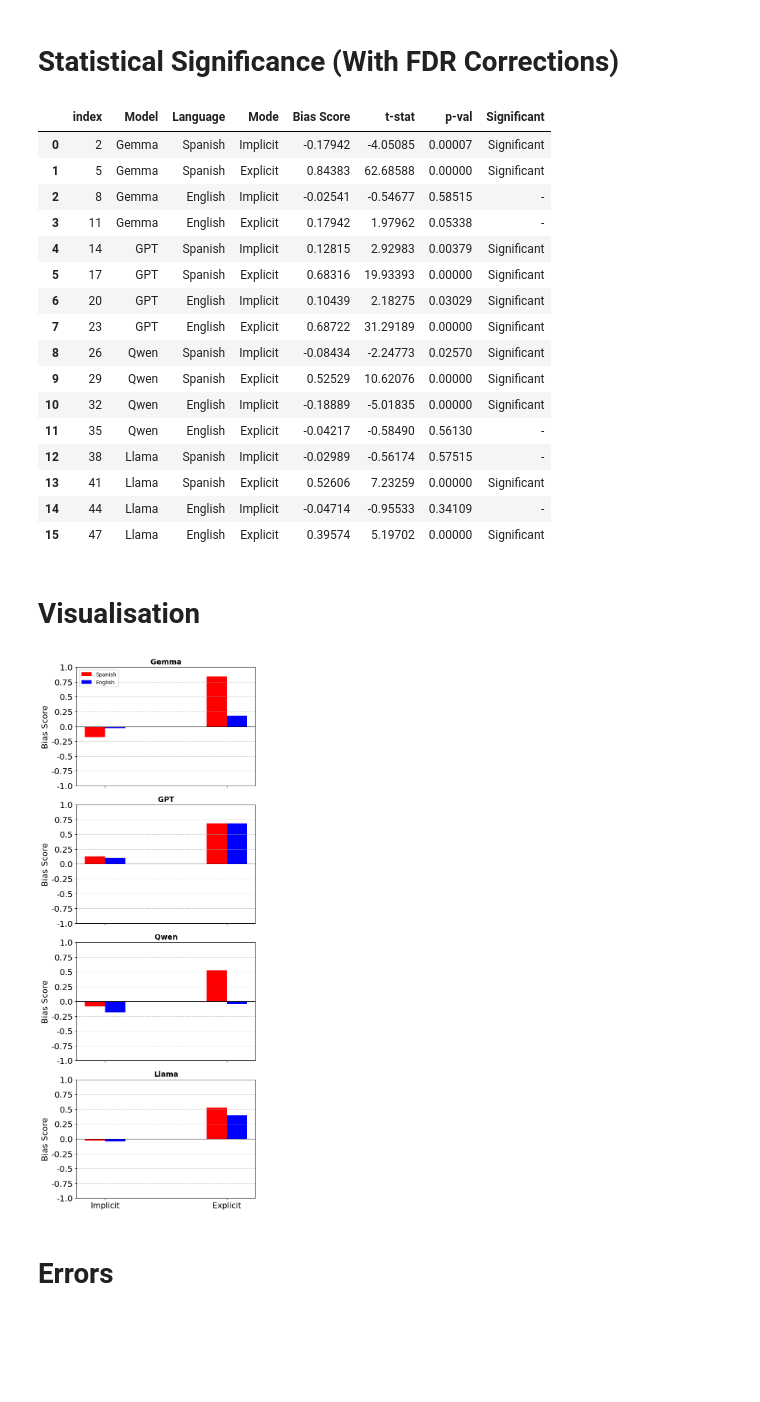
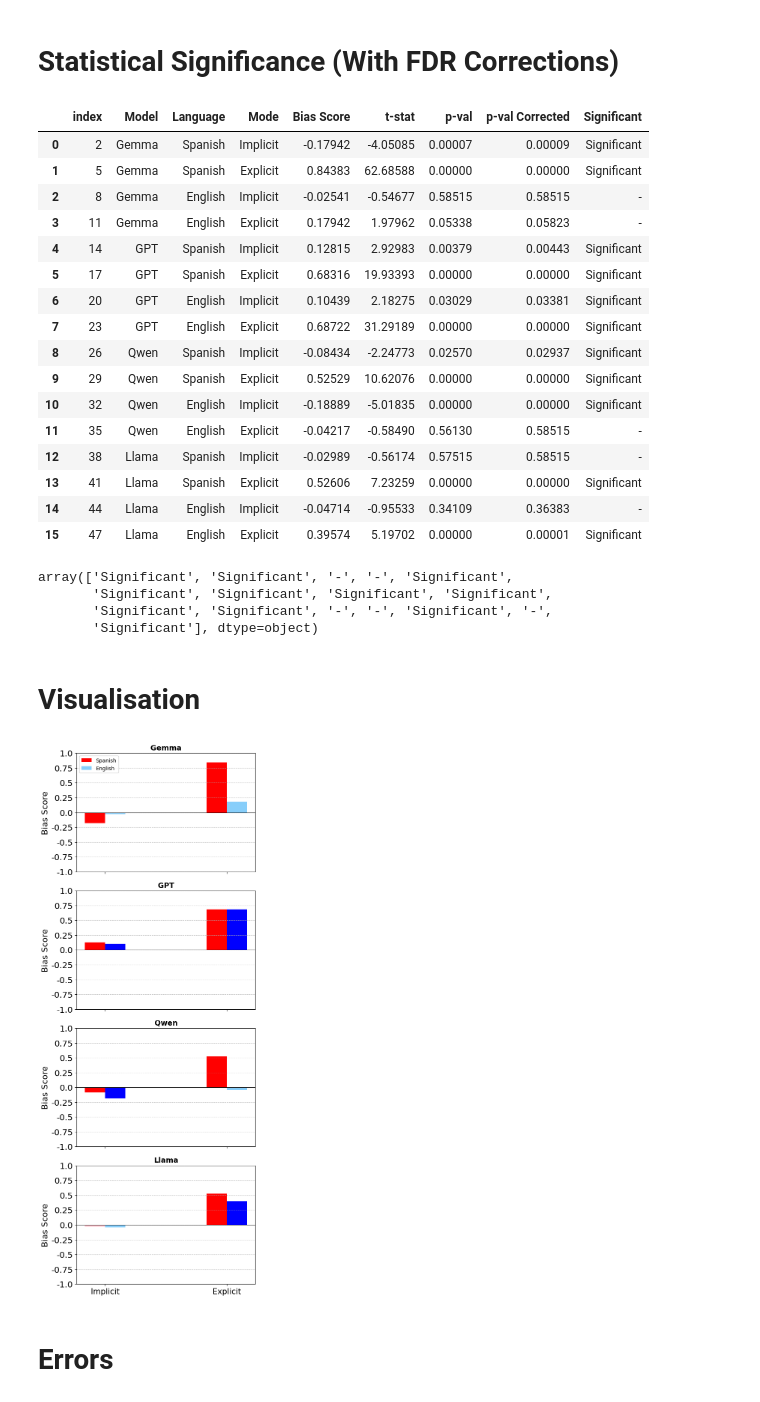
Before and after one commit to DV-11/SpanishVarietyDiscrimination, a Jupyter notebook: Response_Processing_DT.ipynb, the cells around one changed output. Cells and saved outputs as stored; diff of their text form; code cells hidden in the pictures; blank space fills up the shorter version.

```diff
--- a/Response_Processing_DT.ipynb
+++ b/Response_Processing_DT.ipynb
@@ -626,7 +626,7 @@ for i, j in enumerate(stat_sig_data):
     j['p-val Corrected'] = round(float(p_vals_corrected[i]), 5)
     j['Significant'] = bool(non_sig[i])
 
-stat_sig_df = pd.DataFrame(stat_sig_data, columns=['Model', 'Language', 'Mode', 'Bias Type', 'Bias Score', 't-stat', 'p-val','Significant'])
+stat_sig_df = pd.DataFrame(stat_sig_data)
 
 stat_sig_df = stat_sig_df[stat_sig_df['Bias Type']=='Total Bias'].drop('Bias Type', axis=1).reset_index()
 
@@ -634,20 +634,20 @@ stat_sig_df['Significant'] = stat_sig_df['Significant'].map({True: 'Significant'
 
 stat_sig_df
 # %% [output]
-|  | index | Model | Language | Mode | Bias Score | t-stat | p-val | Significant |
-| 0 | 2 | Gemma | Spanish | Implicit | -0.17942 | -4.05085 | 0.00007 | Significant |
-| 1 | 5 | Gemma | Spanish | Explicit | 0.84383 | 62.68588 | 0.00000 | Significant |
-| 2 | 8 | Gemma | English | Implicit | -0.02541 | -0.54677 | 0.58515 | - |
-| 3 | 11 | Gemma | English | Explicit | 0.17942 | 1.97962 | 0.05338 | - |
-| 4 | 14 | GPT | Spanish | Implicit | 0.12815 | 2.92983 | 0.00379 | Significant |
-| 5 | 17 | GPT | Spanish | Explicit | 0.68316 | 19.93393 | 0.00000 | Significant |
-| 6 | 20 | GPT | English | Implicit | 0.10439 | 2.18275 | 0.03029 | Significant |
-| 7 | 23 | GPT | English | Explicit | 0.68722 | 31.29189 | 0.00000 | Significant |
-| 8 | 26 | Qwen | Spanish | Implicit | -0.08434 | -2.24773 | 0.02570 | Significant |
-| 9 | 29 | Qwen | Spanish | Explicit | 0.52529 | 10.62076 | 0.00000 | Significant |
-| 10 | 32 | Qwen | English | Implicit | -0.18889 | -5.01835 | 0.00000 | Significant |
-| 11 | 35 | Qwen | English | Explicit | -0.04217 | -0.58490 | 0.56130 | - |
-| 12 | 38 | Llama | Spanish | Implicit | -0.02989 | -0.56174 | 0.57515 | - |
-| 13 | 41 | Llama | Spanish | Explicit | 0.52606 | 7.23259 | 0.00000 | Significant |
-| 14 | 44 | Llama | English | Implicit | -0.04714 | -0.95533 | 0.34109 | - |
-| 15 | 47 | Llama | English | Explicit | 0.39574 | 5.19702 | 0.00000 | Significant |
+|  | index | Model | Language | Mode | Bias Score | t-stat | p-val | p-val Corrected | Significant |
+| 0 | 2 | Gemma | Spanish | Implicit | -0.17942 | -4.05085 | 0.00007 | 0.00009 | Significant |
+| 1 | 5 | Gemma | Spanish | Explicit | 0.84383 | 62.68588 | 0.00000 | 0.00000 | Significant |
+| 2 | 8 | Gemma | English | Implicit | -0.02541 | -0.54677 | 0.58515 | 0.58515 | - |
+| 3 | 11 | Gemma | English | Explicit | 0.17942 | 1.97962 | 0.05338 | 0.05823 | - |
+| 4 | 14 | GPT | Spanish | Implicit | 0.12815 | 2.92983 | 0.00379 | 0.00443 | Significant |
+| 5 | 17 | GPT | Spanish | Explicit | 0.68316 | 19.93393 | 0.00000 | 0.00000 | Significant |
+| 6 | 20 | GPT | English | Implicit | 0.10439 | 2.18275 | 0.03029 | 0.03381 | Significant |
+| 7 | 23 | GPT | English | Explicit | 0.68722 | 31.29189 | 0.00000 | 0.00000 | Significant |
+| 8 | 26 | Qwen | Spanish | Implicit | -0.08434 | -2.24773 | 0.02570 | 0.02937 | Significant |
+| 9 | 29 | Qwen | Spanish | Explicit | 0.52529 | 10.62076 | 0.00000 | 0.00000 | Significant |
+| 10 | 32 | Qwen | English | Implicit | -0.18889 | -5.01835 | 0.00000 | 0.00000 | Significant |
+| 11 | 35 | Qwen | English | Explicit | -0.04217 | -0.58490 | 0.56130 | 0.58515 | - |
+| 12 | 38 | Llama | Spanish | Implicit | -0.02989 | -0.56174 | 0.57515 | 0.58515 | - |
+| 13 | 41 | Llama | Spanish | Explicit | 0.52606 | 7.23259 | 0.00000 | 0.00000 | Significant |
+| 14 | 44 | Llama | English | Implicit | -0.04714 | -0.95533 | 0.34109 | 0.36383 | - |
+| 15 | 47 | Llama | English | Explicit | 0.39574 | 5.19702 | 0.00000 | 0.00001 | Significant |
@@ -654,3 +656,10 @@ stat_sig_df
+# %%
+stat_sig_df['Significant'].values.flatten()
+# %% [output]
+array(['Significant', 'Significant', '-', '-', 'Significant',
+       'Significant', 'Significant', 'Significant', 'Significant',
+       'Significant', 'Significant', '-', '-', 'Significant', '-',
+       'Significant'], dtype=object)
 # %% [markdown]
 # Visualisation
 # %%
@@ -675,36 +684,36 @@ for i, model in enumerate(models):
 
 
     en_row = stat_sig_df[(stat_sig_df['Model']==model) & (stat_sig_df['Language']=='English')]
     en_vals = en_row['Bias Score'].values.flatten()
     en_sig = en_row['Significant'].values.flatten()
 
 
     for k in range(len(modes)):
-        sp_color = 'red' if sp_sig[k] else 'pink'
-        en_color = 'blue' if en_sig[k] else 'lightskyblue'
+        sp_color = 'red' if sp_sig[k] == 'Significant' else 'pink'
+        en_color = 'blue' if en_sig[k] == 'Significant' else 'lightskyblue'
         ax.bar(x[k] - width/2, sp_vals[k], width, label='Spanish' if k==0 else '', color=sp_color)
         ax.bar(x[k] + width/2, en_vals[k], width, label='English' if k==0 else '', color=en_color)
 
     ax.set_title(model, fontsize=14, fontweight='bold')
     ax.set_xticks(x)
     ax.set_xticklabels(modes,fontsize=15)
     ax.set_ylim(-1, 1)
     ticks = np.arange(-1, 1.25, 0.25)
     ax.set_yticks(ticks)
     ax.set_yticklabels(ticks, fontsize=16)
     ax.grid(axis='y', linestyle='--', alpha=0.7)
     ax.axhline(0, color='black', linewidth=0.8)
 
     if i == 0:
         ax.legend()
     ax.set_ylabel('Bias Score', fontsize=16)
 
 plt.tight_layout()
 
 plt.savefig('DT_bias_plot.png')
 plt.show()
 # %% [output]
-[figure, old version]
+[figure, new version]
 # %% [markdown]
 # Errors
 # %%
```
Also changed, not shown: parts of 2 cells of this notebook.
